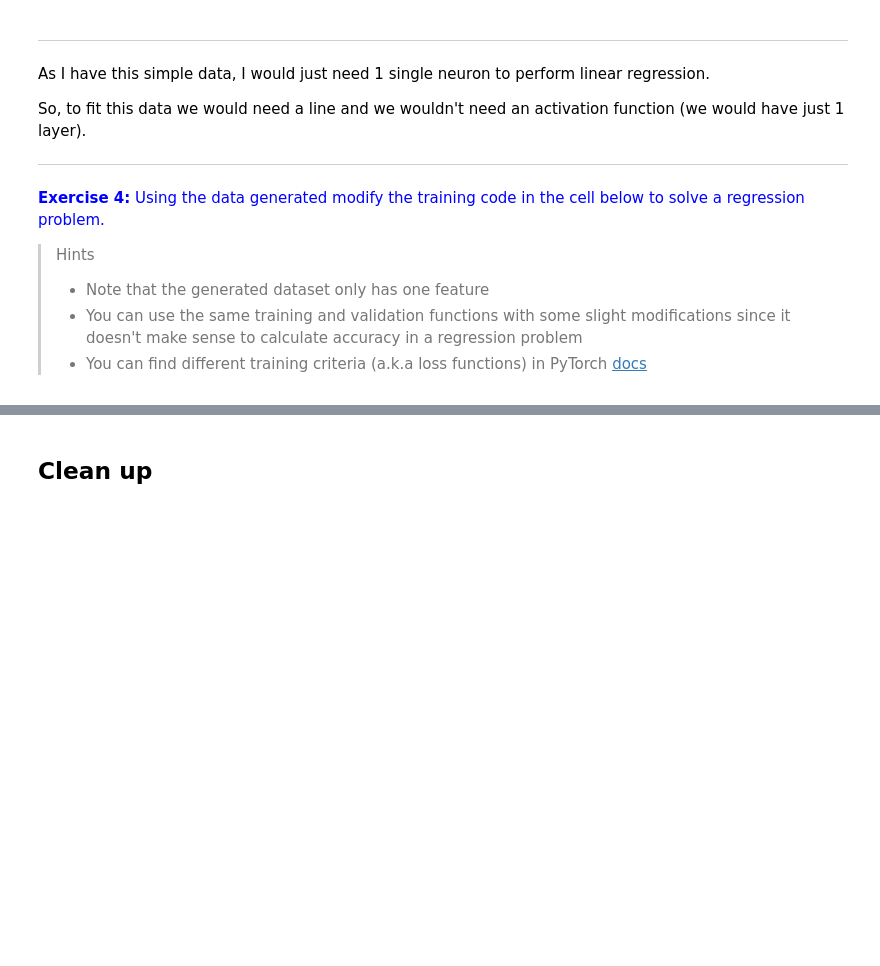
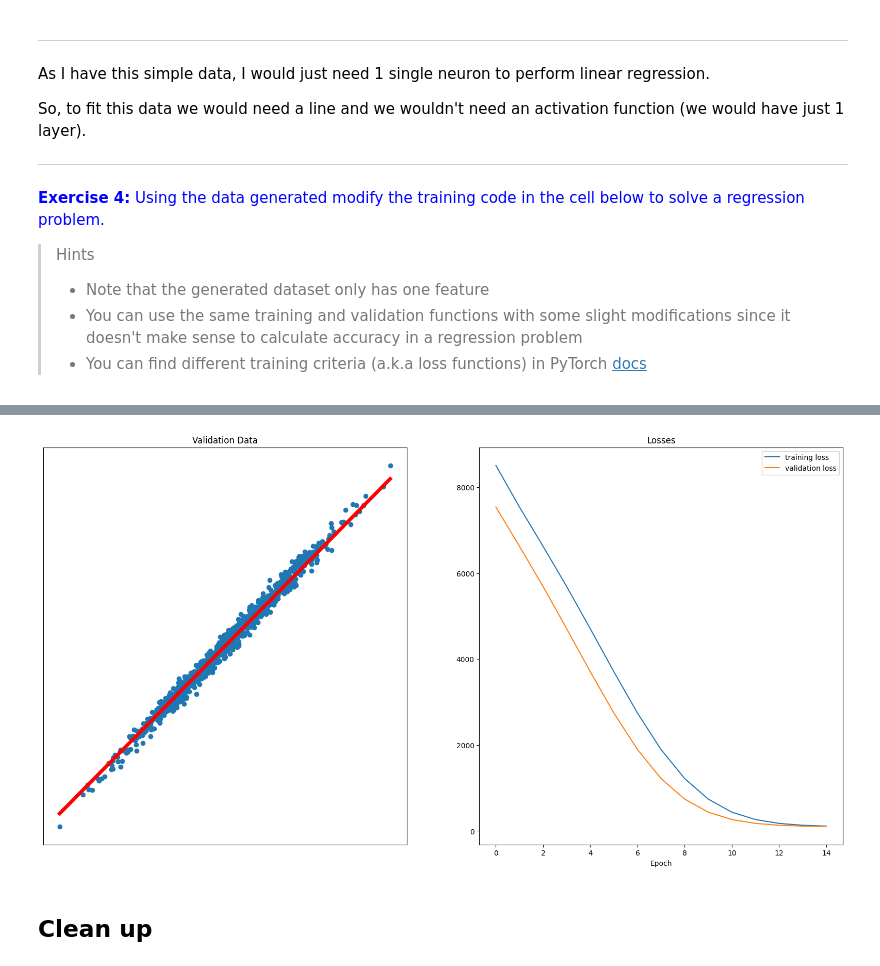
Before and after one commit to BlancoAnna/DL--2025, a Jupyter notebook: Problems 4 - Intro MLPs/P4_Intro_MLPs.ipynb, the cells around one changed output, grey strips where cells are left out. Cells and saved outputs as stored; diff of their text form; code cells hidden in the pictures; blank space fills up the shorter version.

```diff
--- a/Problems 4 - Intro MLPs/P4_Intro_MLPs.ipynb
+++ b/Problems 4 - Intro MLPs/P4_Intro_MLPs.ipynb
@@ -559,3 +600,70 @@ So, to fit this data we would need a line and we wouldn't need an activation fun
+# %%
+criterion = torch.nn.MSELoss() #The most used loss for regression problems
+learning_rate = 1e-3
+#lambda_l2 = 1e-5
+
+# we use the optim package to apply gradient descent for our parameter updates
+optimizer = torch.optim.SGD(reg_modelMLP.parameters(), lr=learning_rate)
+# %%
+# Training loop
+def train(x_train, y_train, x_val, y_val, criterion, model, optimizer, epochs=300, visualize_surface=False):
+
+    losses = {"train": [], "val": []} # Two lists to keep track of the evolution of our losses
+
+    for t in range(epochs):
+
+        # activate training mode
+        model.train()
+
+        # Feed forward to get the logits
+        y_pred = model(x_train) # x_train is the whole batch, so we are doing full batch gradient descent here
+
+        # Compute the loss
+        loss = criterion(y_pred.squeeze(), y_train)
+
+        # zero the gradients before running the backward pass
+        optimizer.zero_grad()
+
+        # Backward pass to compute the gradient of loss w.r.t our learnable params
+        loss.backward()
+
+        # Update params
+        optimizer.step()
+
+        model.eval() # we don't need gradients on to calculate performance, just simple inference
+
+        # Compute the accuracy.
+        score, predicted = torch.max(y_pred, dim=1) # torch.max() returns the maximum value and the argmax (index of the maximum value)
+        losses["train"].append(loss.item() ) # keep track of our training loss
+
+        # Run model on validation data
+        val_loss = calculateLoss(criterion, model, x_val, y_val) # Call our helper function (see below) on the validation set
+        losses["val"].append(val_loss.item()) # keep track of our validation loss
+
+        # Create plots
+        display.clear_output(wait=True)
+        draw_plots(x_val, y_val, model, losses, visualize_surface = False, visualize_regressor = True)
+
+    return losses # In case we want to plot them afterwards
+
+# A helper function that calculates our loss and accuracy on a given dataset (by default on our validation set)
+def calculateLoss(criterion, model, x, y):
+
+    # set model in evaluation mode
+    model.eval()
+    with torch.no_grad(): # do not compute gradients for validation
+        y_pred = model(x)
+
+
+    # compute loss and accuracy
+    _, predicted = torch.max(y_pred, 1)
+    loss = criterion(y_pred.squeeze(), y)
+
+    return loss
+
+losses = train(xRegTrain, yRegTrain, xRegVal, yRegVal, criterion, reg_modelMLP, optimizer, visualize_surface=True, epochs = 15)
+# %% [output]
+[figure, added]
 # %% [markdown]
 ## Clean up
 # %% [markdown]
```
Also changed, not shown: parts of 14 cells of this notebook.
